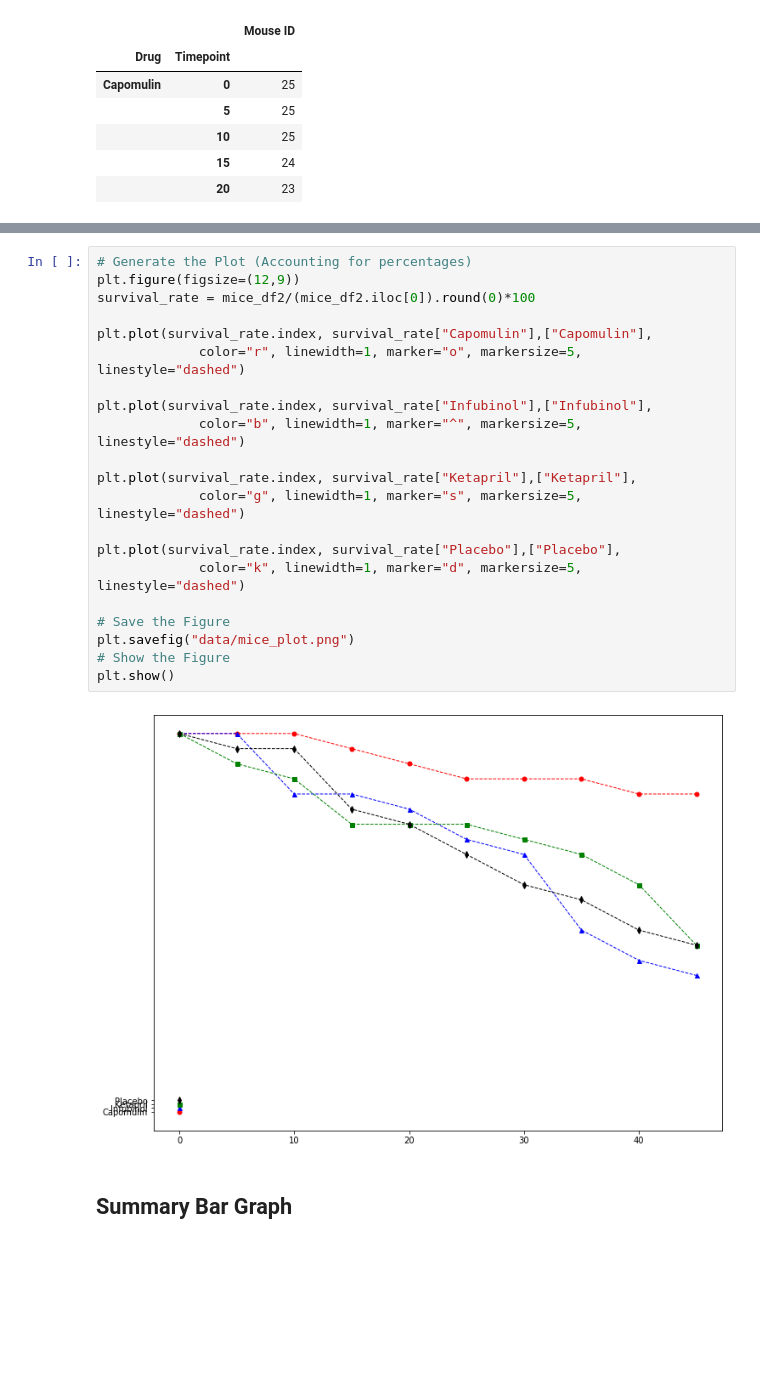
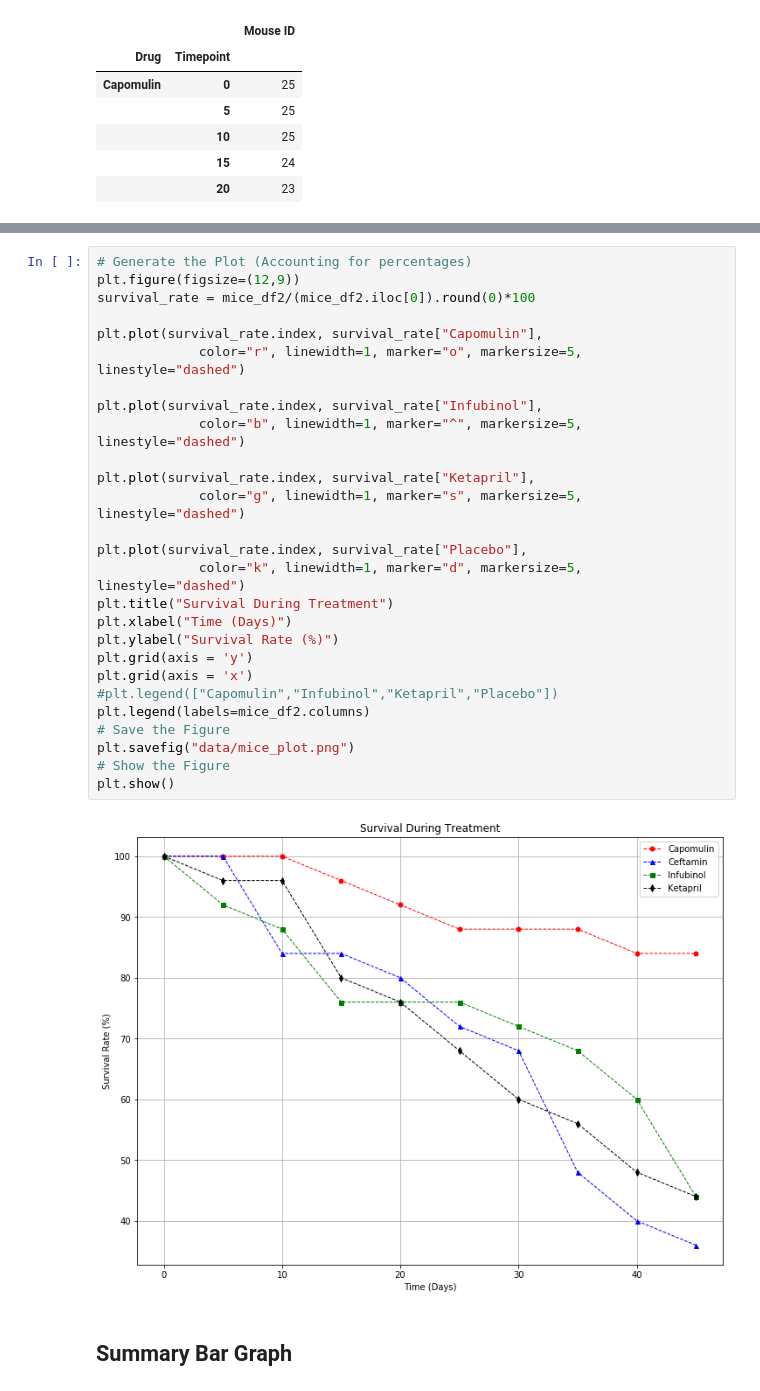
Before and after one commit to erinbentley/matplotlib-challenge, a Jupyter notebook: Pymaceuticals/Matplotlib_Challenge.ipynb, the cells around one changed output, grey strips where cells are left out. Cells and saved outputs as stored; diff of their text form; blank space fills up the shorter version.

```diff
--- a/Pymaceuticals/Matplotlib_Challenge.ipynb
+++ b/Pymaceuticals/Matplotlib_Challenge.ipynb
@@ -246,26 +260,32 @@ mice_df2.head()
 # %%
 # Generate the Plot (Accounting for percentages)
 plt.figure(figsize=(12,9))
 survival_rate = mice_df2/(mice_df2.iloc[0]).round(0)*100
 
-plt.plot(survival_rate.index, survival_rate["Capomulin"],["Capomulin"],
+plt.plot(survival_rate.index, survival_rate["Capomulin"],
              color="r", linewidth=1, marker="o", markersize=5, linestyle="dashed")
 
-plt.plot(survival_rate.index, survival_rate["Infubinol"],["Infubinol"],
+plt.plot(survival_rate.index, survival_rate["Infubinol"],
              color="b", linewidth=1, marker="^", markersize=5, linestyle="dashed")
 
-plt.plot(survival_rate.index, survival_rate["Ketapril"],["Ketapril"],
+plt.plot(survival_rate.index, survival_rate["Ketapril"],
              color="g", linewidth=1, marker="s", markersize=5, linestyle="dashed")
 
-plt.plot(survival_rate.index, survival_rate["Placebo"],["Placebo"],
+plt.plot(survival_rate.index, survival_rate["Placebo"],
              color="k", linewidth=1, marker="d", markersize=5, linestyle="dashed")
-
+plt.title("Survival During Treatment")
+plt.xlabel("Time (Days)")
+plt.ylabel("Survival Rate (%)")
+plt.grid(axis = 'y')
+plt.grid(axis = 'x')
+#plt.legend(["Capomulin","Infubinol","Ketapril","Placebo"])
+plt.legend(labels=mice_df2.columns)
 # Save the Figure
 plt.savefig("data/mice_plot.png")
 # Show the Figure
 plt.show()
 # %% [output]
-[figure, old version]
+[figure, new version]
 # %% [markdown]
 ## Summary Bar Graph
 # %%
```
Also changed, not shown: parts of 5 cells of this notebook, 4 other files.
